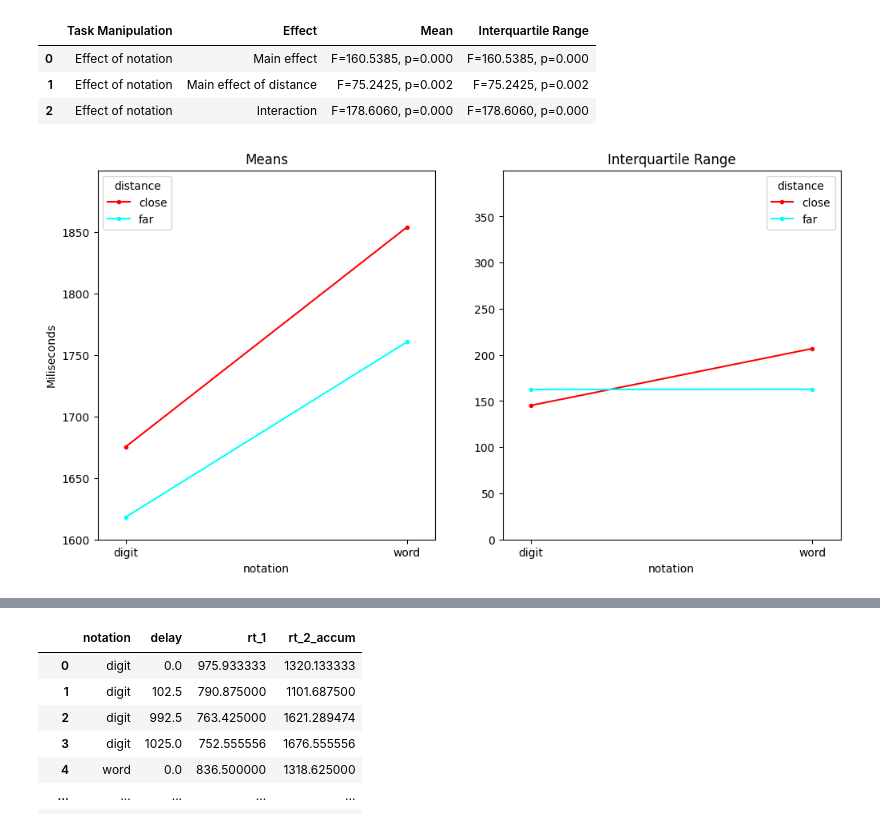
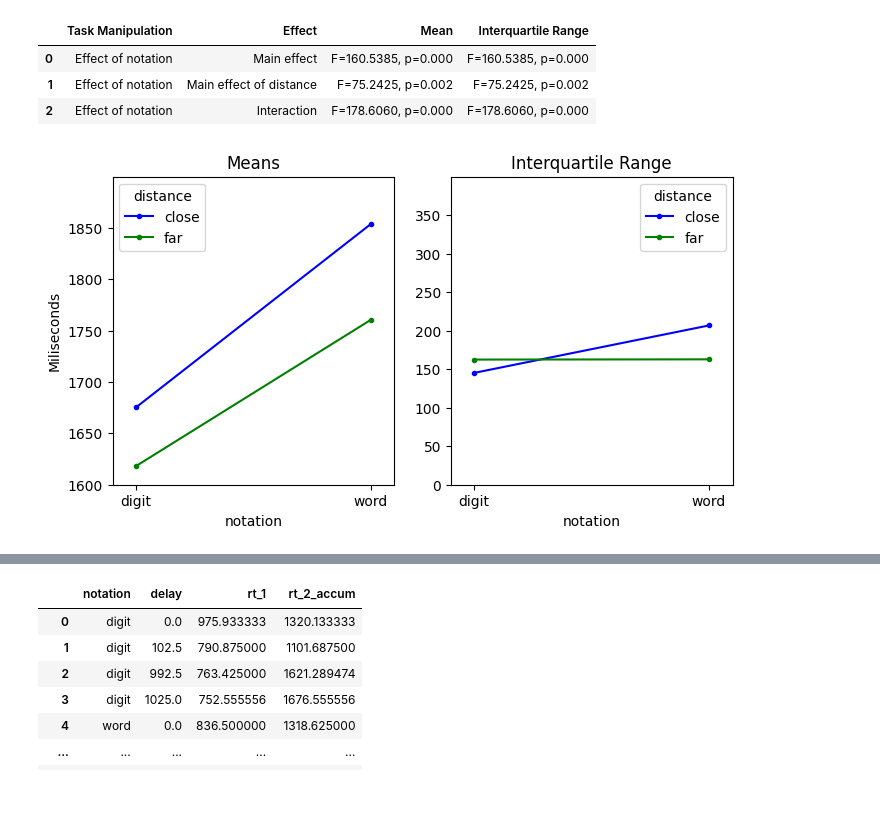
Before and after one commit to AbiOppenheim/INCC-parsing_a_cognitive_task, a Jupyter notebook: data/analysis.ipynb, the cells around one changed output, grey strips where cells are left out. Drawn from its saved outputs; the diff is of its cells as text; code cells hidden in the pictures; blank space fills up the shorter version.

```diff
--- a/data/analysis.ipynb
+++ b/data/analysis.ipynb
@@ -35,11 +55,3 @@ if not os.path.exists("metadata.csv"):
     df.to_csv("metadata.csv")
 else:
     df = pd.read_csv("metadata.csv")
-# %%
-corpus_files = os.listdir(corpus_dir)
-d = 0
-for file in corpus_files:
-    file_df = pd.read_csv(f"{corpus_dir}/{file}")
-    delays = set(file_df["delay"].values)
-    d += len(delays)==4
-print(d)
@@ -75,6 +84,7 @@ indexes = ["RT", "distance", "notation"]
 
 mean_RT_delay_1025 = pd.DataFrame()
 for file in corpus_files:
+    if file.endswith(".csv"):
         file_df = pd.read_csv(f"{corpus_dir}/{file}")
         file_df = file_df[file_df["delay"] == 1025]
         file_df["notation"] = file_df.apply(lambda row: "word" if row.is_word else "digit", axis=1)
@@ -164,40 +196,40 @@ results
 | 1 | Effect of notation | Main effect of distance | F=75.2425, p=0.002 | F=75.2425, p=0.002 |
 | 2 | Effect of notation | Interaction | F=178.6060, p=0.000 | F=178.6060, p=0.000 |
 # %%
-fig, ax = plt.subplots(1, 2, figsize=(12, 6))
+fig, ax = plt.subplots(1, 2, figsize=(8, 4))
 
 ax[0].set_ylim([1600, 1900])
 ax[0].set_yticks(range(1600, 1900, 50))
 
 ax[1].set_ylim([0, 400])
 ax[1].set_yticks(range(0, 400, 50))
 
 ax[0].set_xticks(range(2))
 ax[0].set_xticklabels(['Digits', 'Words'])
 ax[1].set_xticks(range(2))
 ax[1].set_xticklabels(['Digits', 'Words'])
 
 ax[0].set_title('Means')
 ax[1].set_title('Interquartile Range')
 
 # y axis label
 
 # interaction plot for mean
-interaction_plot(mean_RT_delay_1025["notation"], mean_RT_delay_1025["distance"], mean_RT_delay_1025["rt_2_accum_mean"], ax=ax[0])
+interaction_plot(mean_RT_delay_1025["notation"], mean_RT_delay_1025["distance"], mean_RT_delay_1025["rt_2_accum_mean"], ax=ax[0], colors=['blue', 'green'])
 
 # interaction plot for interquartile range
 # calculate interquartile range for each group
 interquartile_range = mean_RT_delay_1025.groupby(["notation", "distance"]).rt_2_accum_mean.apply(lambda x: x.quantile(0.75) - x.quantile(0.25)).to_frame()
 interquartile_range = interquartile_range.reset_index()
 interquartile_range.columns = ["notation", "distance", "interquartile_range"]
-interaction_plot(interquartile_range["notation"], interquartile_range["distance"], interquartile_range["interquartile_range"], ax=ax[1])
+interaction_plot(interquartile_range["notation"], interquartile_range["distance"], interquartile_range["interquartile_range"], ax=ax[1], colors=['blue', 'green'])
 
 
 ax[0].set_ylabel('Miliseconds')
 ax[1].set_ylabel('')
 
 
 
 plt.show()
 # %% [output]
-[figure, old version]
+[figure, new version]
```
Also changed, not shown: parts of 16 cells of this notebook.
